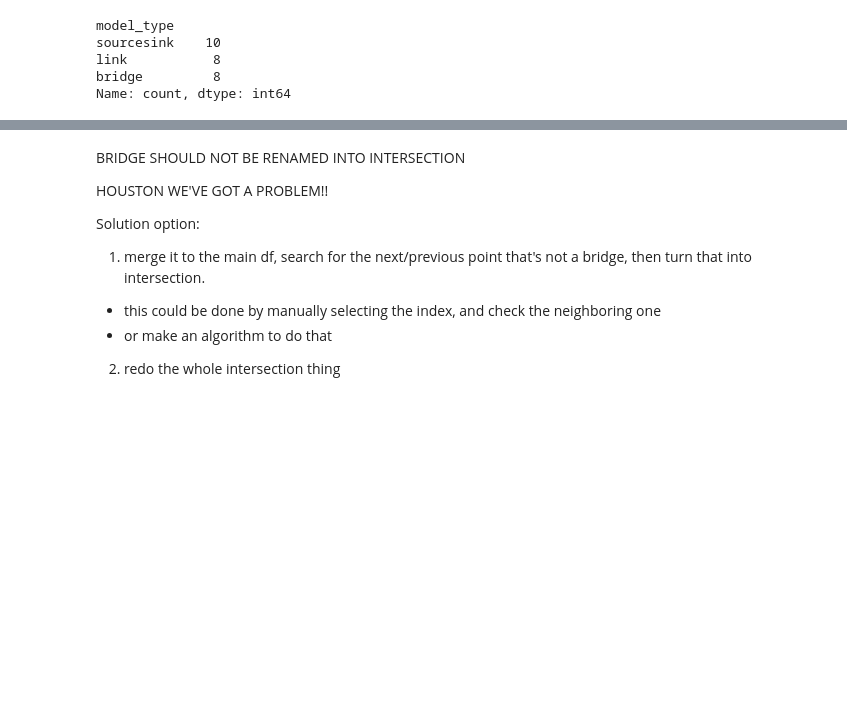
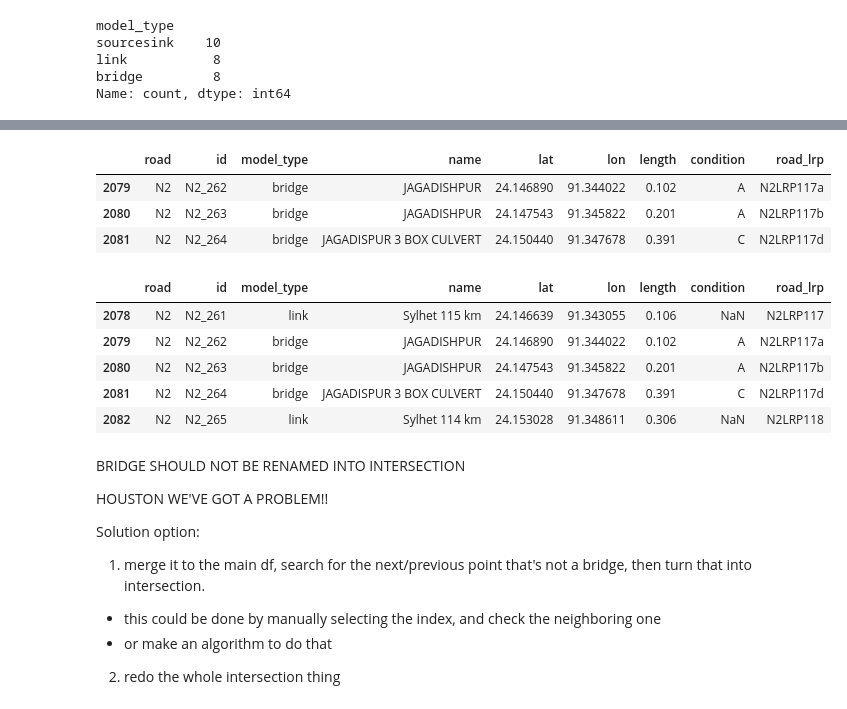
Before and after one commit to daniela1998/Advanced-Simulation-Assignments, a Jupyter notebook: Assignment 3/EPA133a-G16-A3_demo_generator/notebook/CreateDemoFile - Rachel.ipynb, the cells around one changed output, grey strips where cells are left out. Saved outputs shown, nothing was run; the diff lists cells and outputs as text; code cells hidden in the pictures; blank space fills up the shorter version.

Commit message:
i really hate bridges

```diff
--- a/Assignment 3/EPA133a-G16-A3_demo_generator/notebook/CreateDemoFile - Rachel.ipynb
+++ b/Assignment 3/EPA133a-G16-A3_demo_generator/notebook/CreateDemoFile - Rachel.ipynb
@@ -833,6 +835,24 @@ df_filtered_25[df_filtered_25['road'] == 'N208'].tail(5)
 | 2938 | N208 | N208_147 | link | Sylhet 5 km | 24.869499 | 91.876027 | 1.000 | NaN | N208LRP058 |
 | 2939 | N208 | N208_148 | bridge | KADAM TALI BOX CULVERT | 24.878083 | 91.875333 | 0.494 | B | N208LRP057b |
 | 2940 | N208 | N208_149 | sourcesink | Road end at Humayun Rashid Chatta... | 24.877555 | 91.875360 | 0.406 | NaN | N208LRPE |
+# %%
+idx = 2080
+df_filtered_25.loc[[idx-1, idx, idx+1]]
+# %% [output]
+|  | road | id | model_type | name | lat | lon | length | condition | road_lrp |
+| 2079 | N2 | N2_262 | bridge | JAGADISHPUR | 24.146890 | 91.344022 | 0.102 | A | N2LRP117a |
+| 2080 | N2 | N2_263 | bridge | JAGADISHPUR | 24.147543 | 91.345822 | 0.201 | A | N2LRP117b |
+| 2081 | N2 | N2_264 | bridge | JAGADISPUR 3 BOX CULVERT | 24.150440 | 91.347678 | 0.391 | C | N2LRP117d |
+# %%
+idx = 2080
+df_filtered_25.loc[[idx-2, idx-1, idx, idx+1, idx+2]]
+# %% [output]
+|  | road | id | model_type | name | lat | lon | length | condition | road_lrp |
+| 2078 | N2 | N2_261 | link | Sylhet 115 km | 24.146639 | 91.343055 | 0.106 | NaN | N2LRP117 |
+| 2079 | N2 | N2_262 | bridge | JAGADISHPUR | 24.146890 | 91.344022 | 0.102 | A | N2LRP117a |
+| 2080 | N2 | N2_263 | bridge | JAGADISHPUR | 24.147543 | 91.345822 | 0.201 | A | N2LRP117b |
+| 2081 | N2 | N2_264 | bridge | JAGADISPUR 3 BOX CULVERT | 24.150440 | 91.347678 | 0.391 | C | N2LRP117d |
+| 2082 | N2 | N2_265 | link | Sylhet 114 km | 24.153028 | 91.348611 | 0.306 | NaN | N2LRP118 |
 # %% [markdown]
 BRIDGE SHOULD NOT BE RENAMED INTO INTERSECTION
 
```
Also changed, not shown: parts of 2 cells of this notebook.
